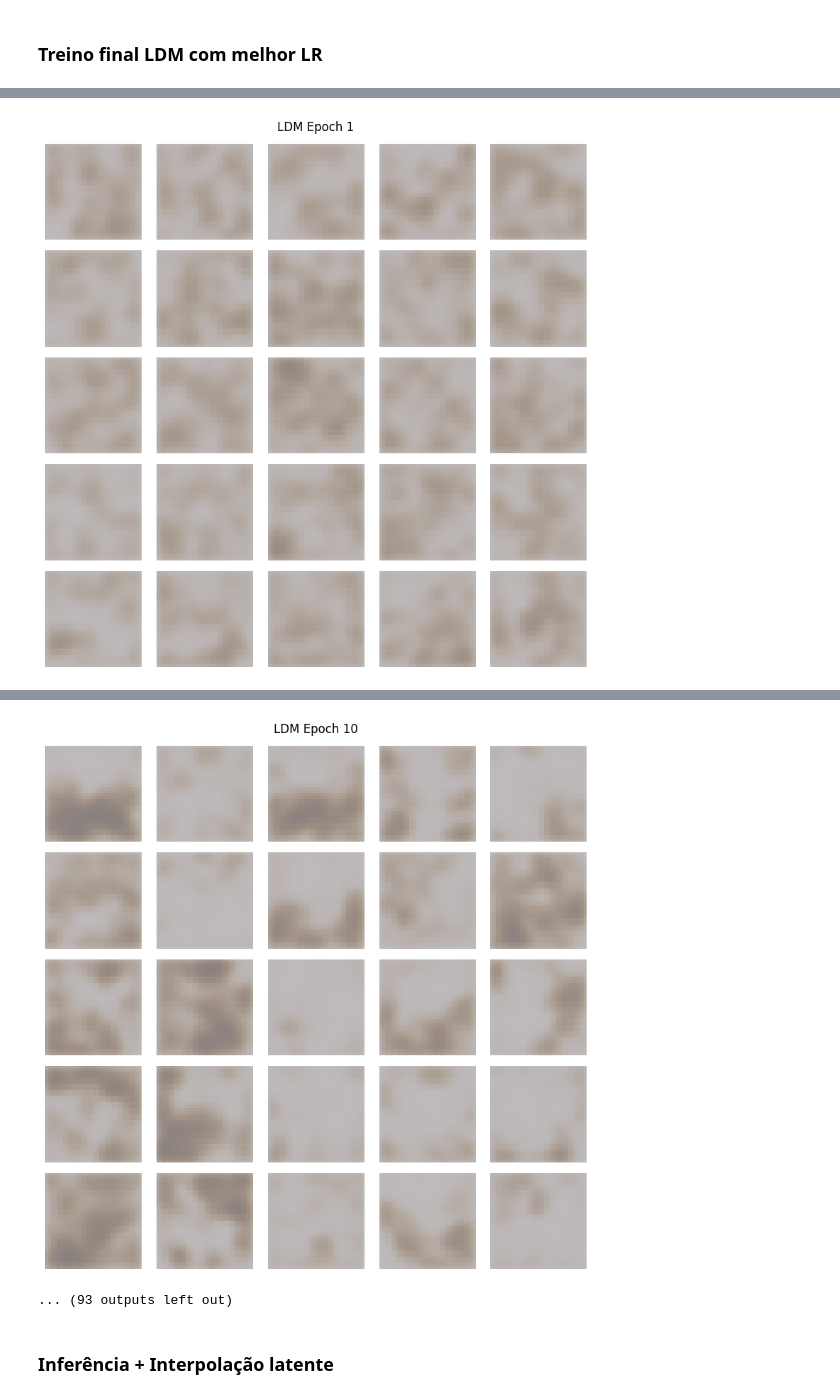
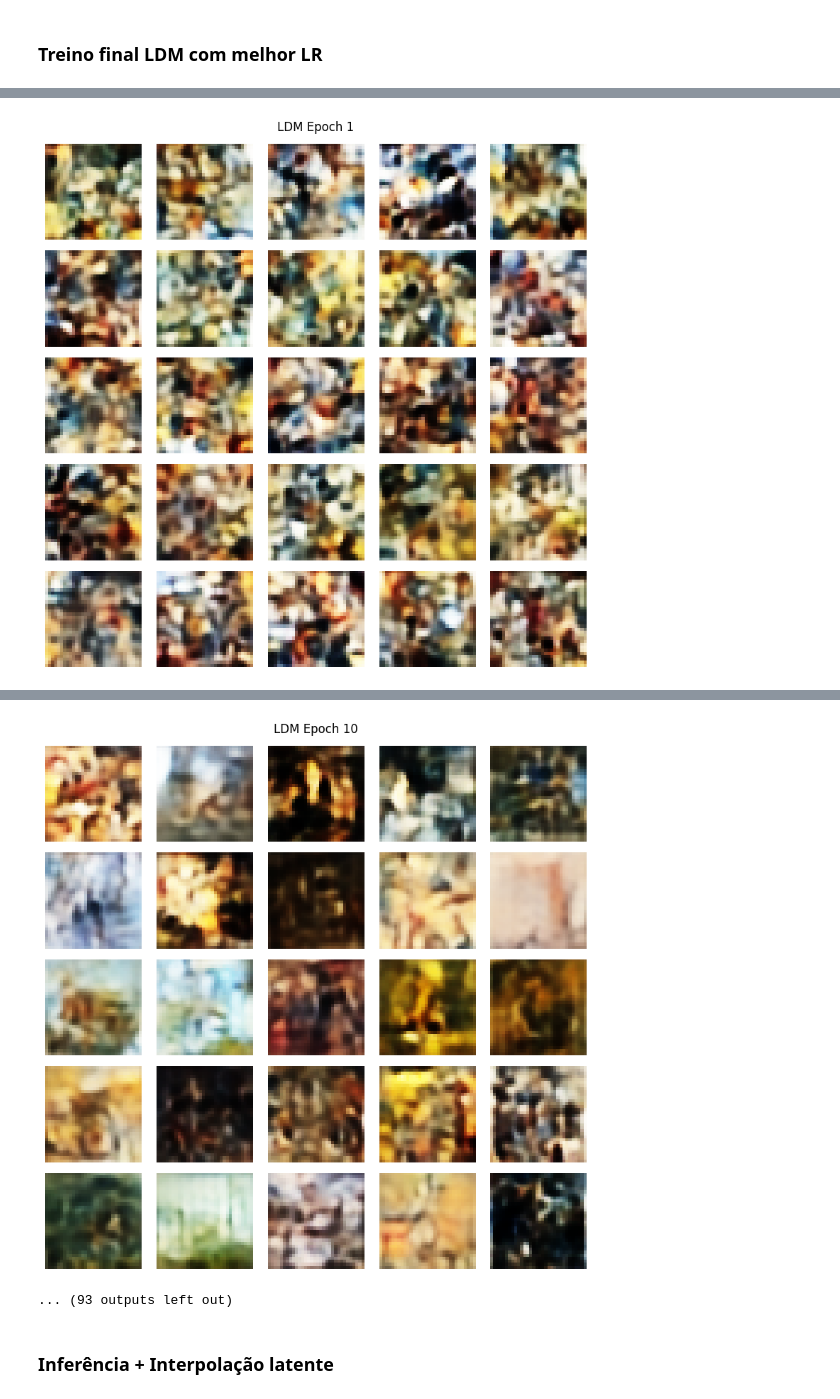
Before and after one commit to joanasendas/artbench, a Jupyter notebook: student_start_pack/5 - Diffusion Models and Latent Diffusion Models.ipynb, the cells around one changed output, grey strips where cells are left out. Cells and saved outputs as stored; diff of their text form; code cells hidden in the pictures.

```diff
--- a/student_start_pack/5 - Diffusion Models and Latent Diffusion Models.ipynb
+++ b/student_start_pack/5 - Diffusion Models and Latent Diffusion Models.ipynb
@@ -686,8 +633,7 @@ Epoch 09/250 | loss: 0.063954
 # ==========================================
 # 1. CARREGANDO O MODELO TREINADO
 # ==========================================
-best_ckpt_path = Path('runs/diffusion/artbench_pixel_diffusion.pt')
-
+best_ckpt_path = Path('runs/diffusion/final_run/checkpoint_epoch_100.pt')
 if best_ckpt_path.exists():
     ckpt = torch.load(best_ckpt_path, map_location=device, weights_only=True)
     loaded_params = ckpt['params']
@@ -877,5 +803,5 @@ def train_vae(vae, loader, epochs=30, lr=1e-3, beta_kl=1e-4,
     print(f"VAE guardado em {checkpoint_path}")
     return history
 # %%
-vae = ConvVAE(latent_channels=3).to(device)
-vae_history = train_vae(vae, artbench_train_loader, epochs=50, lr=0.0001)
+vae = ConvVAE(latent_channels=4).to(device)
+vae_history = train_vae(vae, artbench_train_loader, epochs=100, lr=2e-4)
@@ -892,7 +834,7 @@ show_image_grid(sample_batch[:25], title='Originais')
 ### UNet para o espaço latente (LDM UNet)
 # %%
 class LatentUNet(nn.Module):
-    def __init__(self, in_channels=3, model_channels=128):
+    def __init__(self, in_channels=4, model_channels=128):
         super().__init__()
 
         self.channels = in_channels
@@ -910,8 +852,9 @@ class LatentUNet(nn.Module):
 
         # Encoder: 8×8 → 4×4
         self.down_res1  = ResnetBlock(model_channels, time_dim)
+        self.down_res2  = ResnetBlock(model_channels, time_dim)
         self.down_attn  = SelfAttention(model_channels)
-        self.down_res2  = ResnetBlock(model_channels, time_dim)
+        self.down_res3  = ResnetBlock(model_channels, time_dim)
         self.downsample = nn.Conv2d(model_channels, model_channels, 3, stride=2, padding=1)
 
         # Bottleneck: 4×4
@@ -919,11 +862,12 @@ class LatentUNet(nn.Module):
         self.mid_attn = SelfAttention(model_channels)
         self.mid_res2 = ResnetBlock(model_channels, time_dim)
 
-        # Decoder: 4×4 → 8×8 (com skip connection do encoder)
+        # Decoder: 4×4 → 8×8
         self.upsample  = nn.ConvTranspose2d(model_channels, model_channels, 4, stride=2, padding=1)
         self.up_res1   = ResnetBlock(model_channels * 2, time_dim, out_dim=model_channels)
+        self.up_res2   = ResnetBlock(model_channels, time_dim)
         self.up_attn   = SelfAttention(model_channels)
-        self.up_res2   = ResnetBlock(model_channels, time_dim)
+        self.up_res3   = ResnetBlock(model_channels, time_dim)
 
         # Saída
         self.out_norm = nn.GroupNorm(min(32, model_channels), model_channels)
@@ -937,8 +881,9 @@ class LatentUNet(nn.Module):
 
         # Encoder
         x = self.down_res1(x, t_emb)
+        x = self.down_res2(x, t_emb)
         x = self.down_attn(x)
-        h = self.down_res2(x, t_emb)
+        h = self.down_res3(x, t_emb)
         x = self.downsample(h)
 
         # Bottleneck
@@ -950,13 +895,17 @@ class LatentUNet(nn.Module):
         x = self.upsample(x)
         x = torch.cat([x, h], dim=1)
         x = self.up_res1(x, t_emb)
+        x = self.up_res2(x, t_emb)
         x = self.up_attn(x)
-        x = self.up_res2(x, t_emb)
+        x = self.up_res3(x, t_emb)
 
         return self.out_conv(self.out_act(self.out_norm(x)))
 # %% [markdown]
 ### Optuna — Search de LR para o LDM
 # %%
+# Latent scaling factor (standard LDM trick)
+LATENT_SCALE = 0.18215
+
 def train_ldm_full(
     model, vae, loader, schedule,
     epochs=20, lr=2e-4, ema_decay=0.999, grad_clip=1.0,
@@ -964,7 +913,7 @@ def train_ldm_full(
     checkpoint_dir=None, save_interval=10,
     num_fid_samples=1500, model_params=None, trial=None
 ):
-    opt = torch.optim.Adam(model.parameters(), lr=lr)
+    opt = torch.optim.AdamW(model.parameters(), lr=lr, weight_decay=1e-2)
     ema = EMA(model, decay=ema_decay)
     history = {'mse_loss': [], 'fid': []}
     vae.eval()
@@ -984,6 +933,7 @@ def train_ldm_full(
             with torch.no_grad():
                 mu, logvar = vae.encode(denorm(x))
                 z = vae.reparameterize(mu, logvar)  # (B, 4, 8, 8)
+                z = z * LATENT_SCALE # Scale latents to unit variance
 
             t     = torch.randint(0, schedule.num_timesteps, (x.size(0),), device=device).long()
             noise = torch.randn_like(z)
@@ -1015,10 +965,10 @@ def train_ldm_full(
                 ema_model = ema.get_model()
                 ema_model.eval()
                 with torch.no_grad():
-                    z_rand = torch.randn(25, 3, 8, 8, device=device)
+                    z_rand = torch.randn(25, model.channels, 8, 8, device=device)
                     z_gen  = schedule.ddim_sample_loop(ema_model, z_rand.shape,
                                                         ddim_steps=50, x_init=z_rand)
-                    imgs = vae.decode(z_gen) * 2 - 1
+                    imgs = vae.decode(z_gen / LATENT_SCALE) * 2 - 1
                 show_image_grid(imgs, title=f'LDM Epoch {epoch+1}',
                                 save_path=checkpoint_dir / 'samples' / f'epoch_{epoch+1:03d}.png')
                 model.train()
@@ -1143,7 +1084,7 @@ KeyboardInterrupt:
 # %%
 best_ldm_lr = ldm_study.best_params['lr']
 
-ldm_model    = LatentUNet(in_channels=3, model_channels=128).to(device)
+ldm_model    = LatentUNet(in_channels=4, model_channels=128).to(device)
 ldm_schedule = GaussianDiffusion(num_timesteps=1000, beta_schedule='cosine', device=device)
 
 # dataset completo
@@ -1153,7 +1094,7 @@ ldm_params = {
     'model_channels': 128,
     'lr': best_ldm_lr,
     'beta_schedule': 'cosine',
-    'latent_channels': 3
+    'latent_channels': 4
 }
 
 ldm_history, _, ldm_ema = train_ldm_full(
@@ -1182,5 +1123,5 @@ plt.show()
 save_checkpoint(ldm_model, ldm_ema, ldm_history,'runs/ldm/artbench_ldm.pt', ldm_params)
 # %% [output]
 Dataset source: kaggle root='c:\Users\ricar\OneDrive\Desktop\Curso\IAG\Projeto\artbench\ArtBench-10'
-[figure, old version]
+[figure, new version]
 ✅ Checkpoint saved to runs\ldm\final_run\best_fid_model.pt
@@ -1198,4 +1139,4 @@ LDM Epoch 09/100 | loss: 0.426623
-[figure, old version]
+[figure, new version]
 ... (93 outputs left out)
 # %% [markdown]
 ### Inferência + Interpolação latente
```
Also changed, not shown: parts of 17 cells of this notebook, 33 other files.
